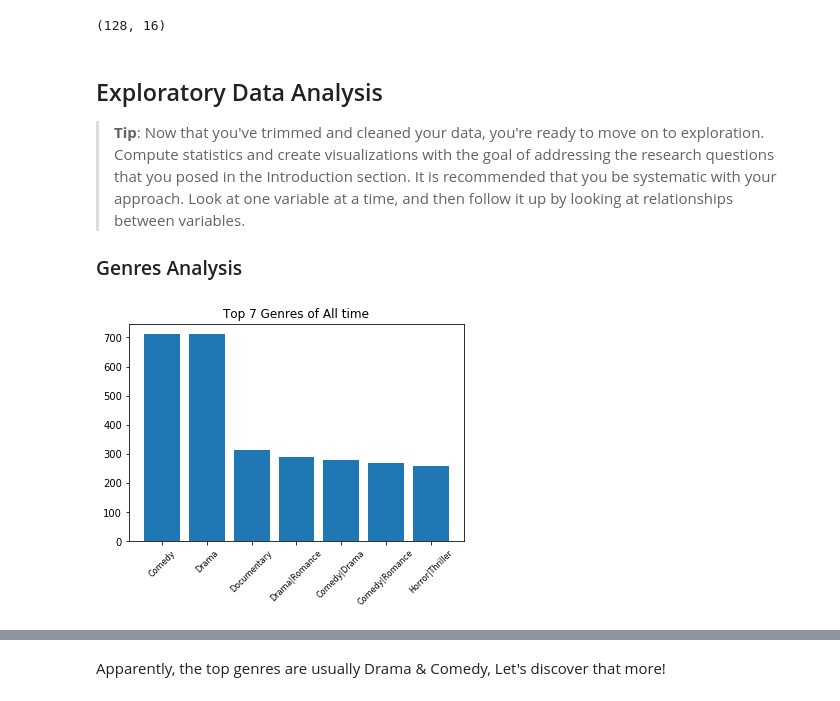
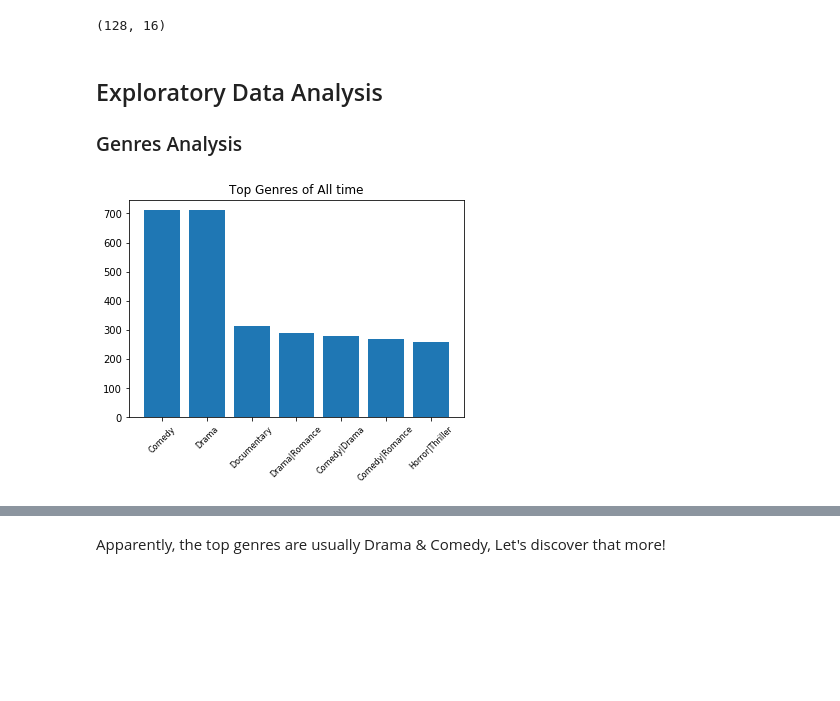
Before and after one commit to salma77/Investigating-data-from-TMDb, a Jupyter notebook: TMDb-Insights.ipynb, the cells around one changed output, grey strips where cells are left out. Saved outputs shown, nothing was run; the diff lists cells and outputs as text; code cells hidden in the pictures; blank space fills up the shorter version.

```diff
--- a/TMDb-Insights.ipynb
+++ b/TMDb-Insights.ipynb
@@ -732,18 +723,16 @@ series = pd.DataFrame(movies[movies['runtime'] > 180 ])
 series.shape
 # %% [output]
 (128, 16)
-# %% [markdown]
-<a id='eda'></a>
-## Exploratory Data Analysis
-
-> **Tip**: Now that you've trimmed and cleaned your data, you're ready to move on to exploration. Compute statistics and create visualizations with the goal of addressing the research questions that you posed in the Introduction section. It is recommended that you be systematic with your approach. Look at one variable at a time, and then follow it up by looking at relationships between variables.
-
-### Genres Analysis
+# %% [markdown]
+<a id='eda'></a>
+## Exploratory Data Analysis
+
+### Genres Analysis
 # %%
 top_genres = movies.genres.value_counts().sort_values(ascending=False).head(7)
 plt.bar(top_genres.keys(), top_genres)
 plt.xticks(rotation=45, fontsize=8)
-plt.title("Top 7 Genres of All time")
+plt.title("Top Genres of All time")
 plt.show();
 # %% [output]
-[figure, old version]
+[figure, new version]
```
Also changed, not shown: parts of 23 cells of this notebook.
